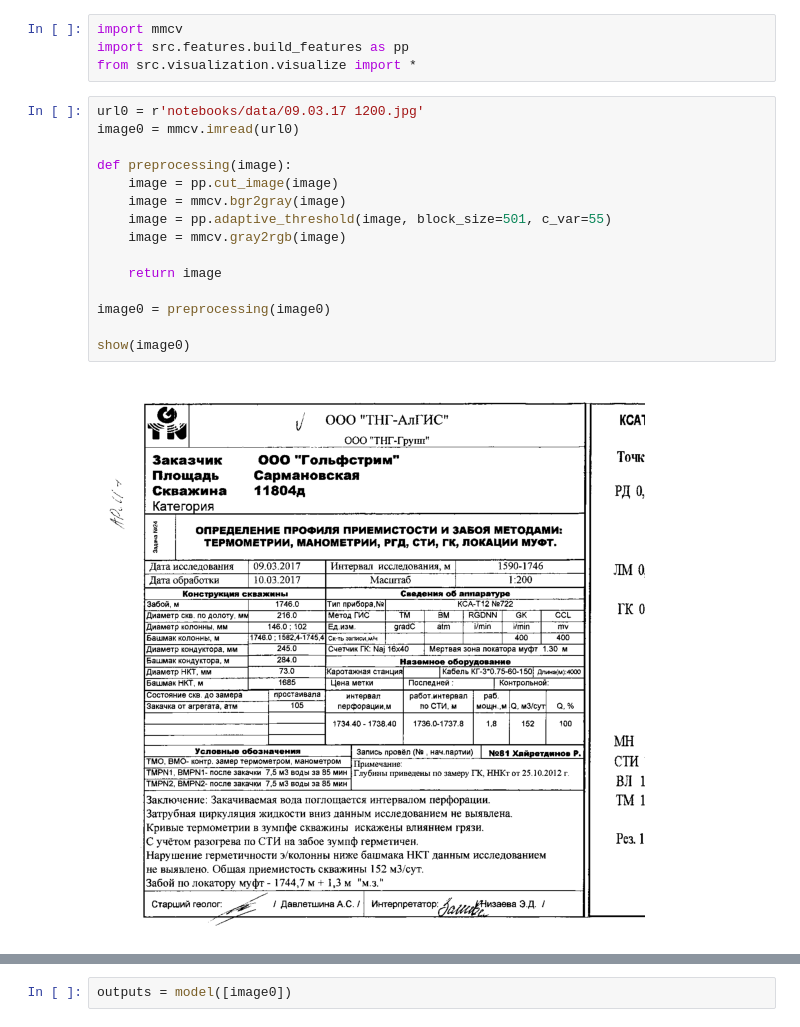
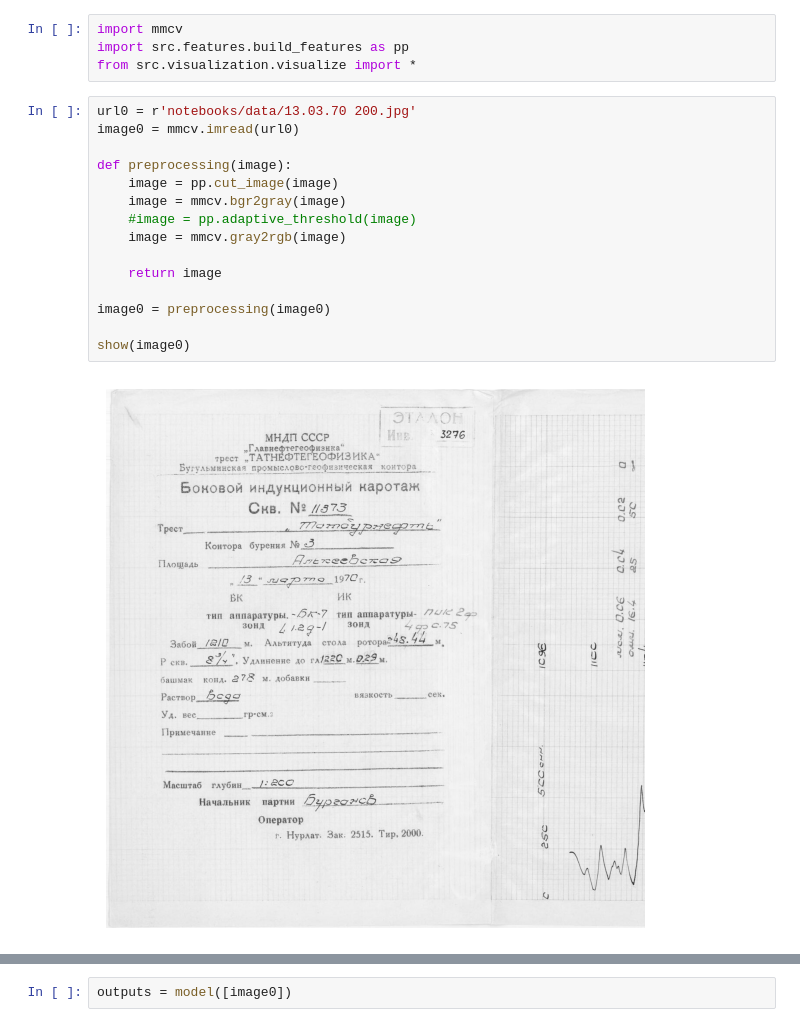
Before and after one commit to dimkablin/carrotOCR, a Jupyter notebook: notebooks/OCR_pytesseract.ipynb, the cells around one changed output, grey strips where cells are left out. Saved outputs shown, nothing was run; the diff lists cells and outputs as text.

```diff
--- a/notebooks/OCR_pytesseract.ipynb
+++ b/notebooks/OCR_pytesseract.ipynb
@@ -9,22 +9,22 @@ import mmcv
 import src.features.build_features as pp
 from src.visualization.visualize import *
 # %%
-url0 = r'notebooks/data/09.03.17 1200.jpg'
+url0 = r'notebooks/data/13.03.70 200.jpg'
 image0 = mmcv.imread(url0)
 
 def preprocessing(image):
     image = pp.cut_image(image)
     image = mmcv.bgr2gray(image)
-    image = pp.adaptive_threshold(image, block_size=501, c_var=55)
+    #image = pp.adaptive_threshold(image)
     image = mmcv.gray2rgb(image)
 
     return image
 
 image0 = preprocessing(image0)
 
 show(image0)
 # %% [output]
-[figure, old version]
+[figure, new version]
 # %%
 from src.models.ocr import OCRModelFactory
 
```
Also changed, not shown: parts of 3 cells of this notebook, 2 other files.
